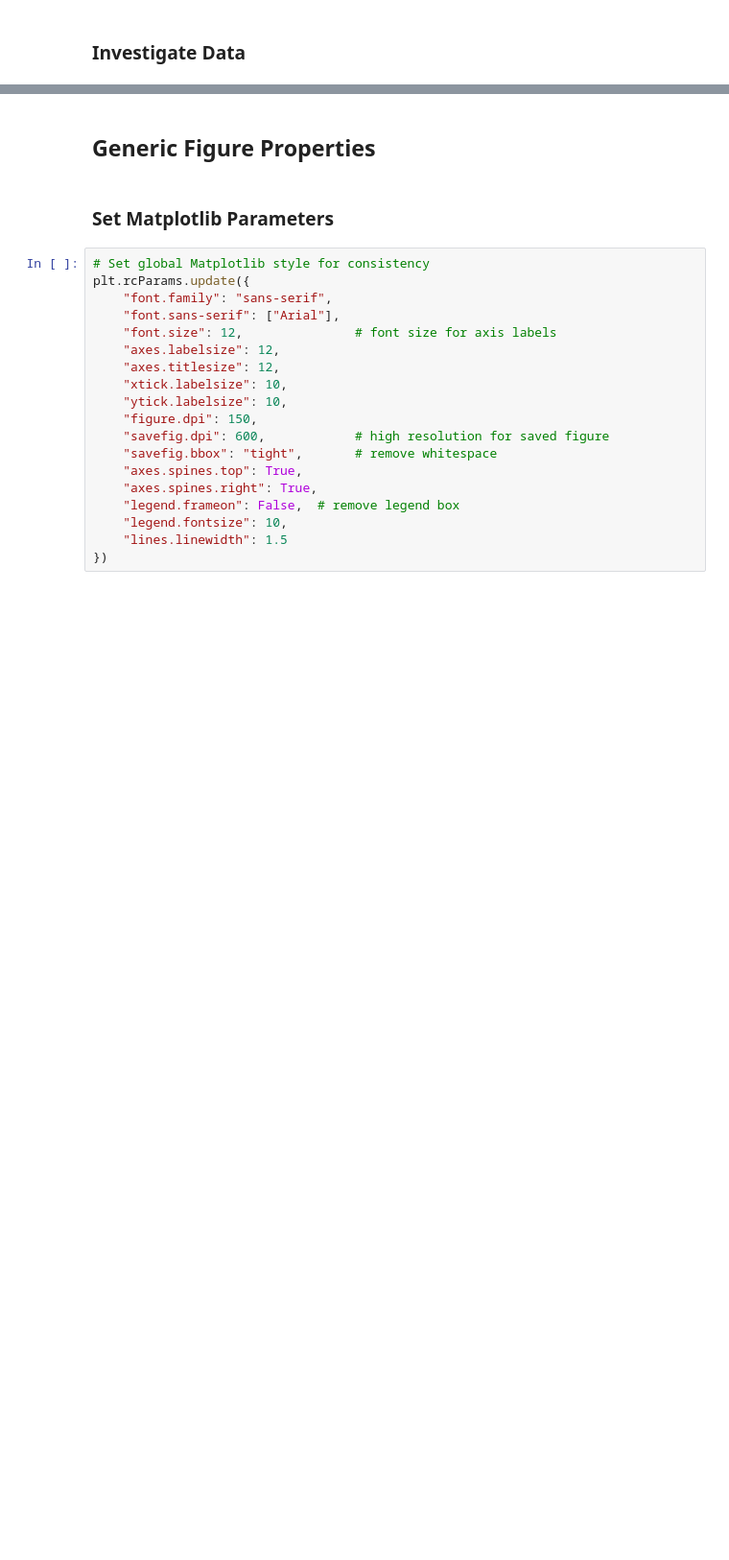
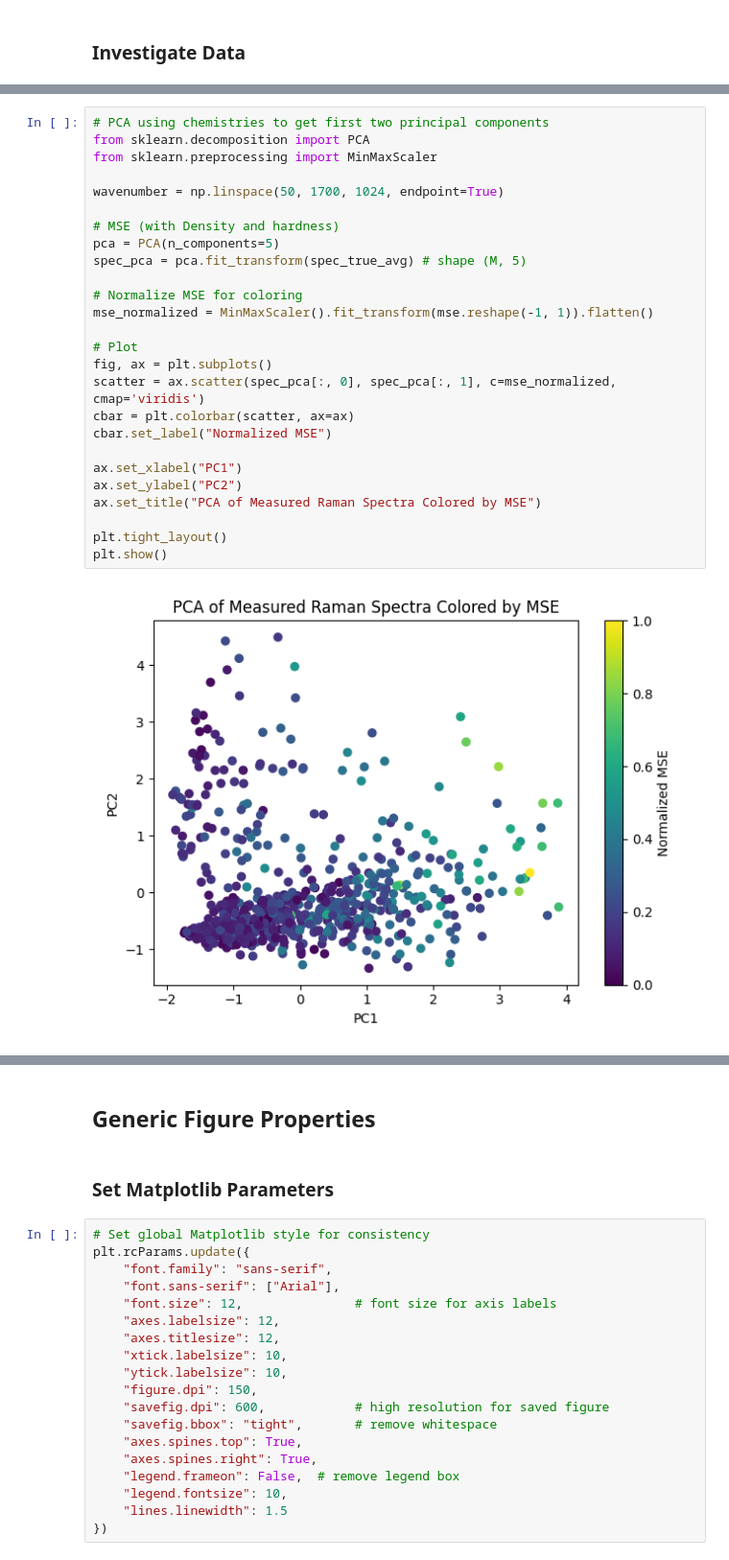
Before and after one commit to dvanhoesen/raman_prediction, a Jupyter notebook: Figures.ipynb, the cells around one changed output, grey strips where cells are left out. Shown at 96% size. Saved outputs shown, nothing was run; the diff lists cells and outputs as text; blank space fills up the shorter version.

Commit message:
re ran with density and hardness

```diff
--- a/Figures.ipynb
+++ b/Figures.ipynb
@@ -168,0 +290,28 @@ A small p-value (typically < 0.05) tells you that the observed difference betwee
+# %%
+# PCA using chemistries to get first two principal components
+from sklearn.decomposition import PCA
+from sklearn.preprocessing import MinMaxScaler
+
+wavenumber = np.linspace(50, 1700, 1024, endpoint=True)
+
+# MSE (with Density and hardness)
+pca = PCA(n_components=5)
+spec_pca = pca.fit_transform(spec_true_avg) # shape (M, 5)
+
+# Normalize MSE for coloring
+mse_normalized = MinMaxScaler().fit_transform(mse.reshape(-1, 1)).flatten()
+
+# Plot
+fig, ax = plt.subplots()
+scatter = ax.scatter(spec_pca[:, 0], spec_pca[:, 1], c=mse_normalized, cmap='viridis')
+cbar = plt.colorbar(scatter, ax=ax)
+cbar.set_label("Normalized MSE")
+
+ax.set_xlabel("PC1")
+ax.set_ylabel("PC2")
+ax.set_title("PCA of Measured Raman Spectra Colored by MSE")
+
+plt.tight_layout()
+plt.show()
+# %% [output]
+[figure, added]
```
Also changed, not shown: parts of 14 cells of this notebook, 4 other files.
